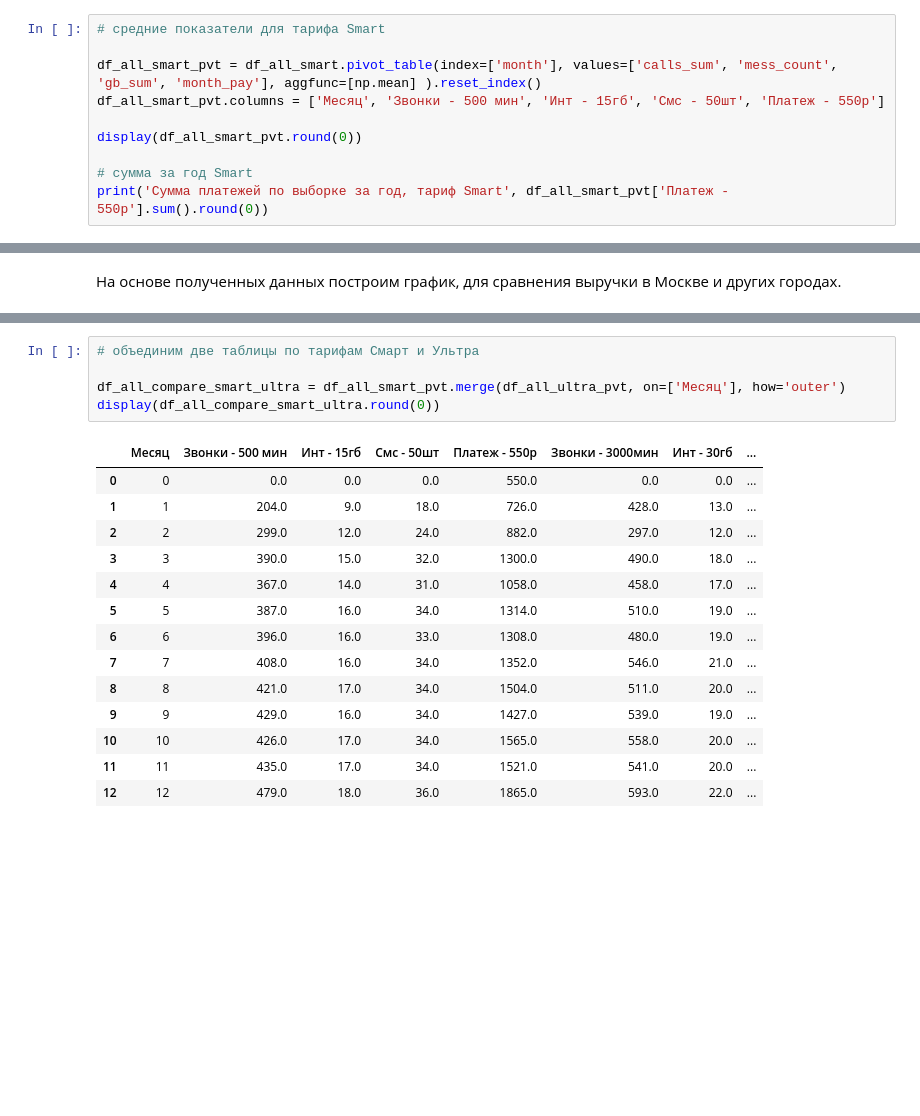
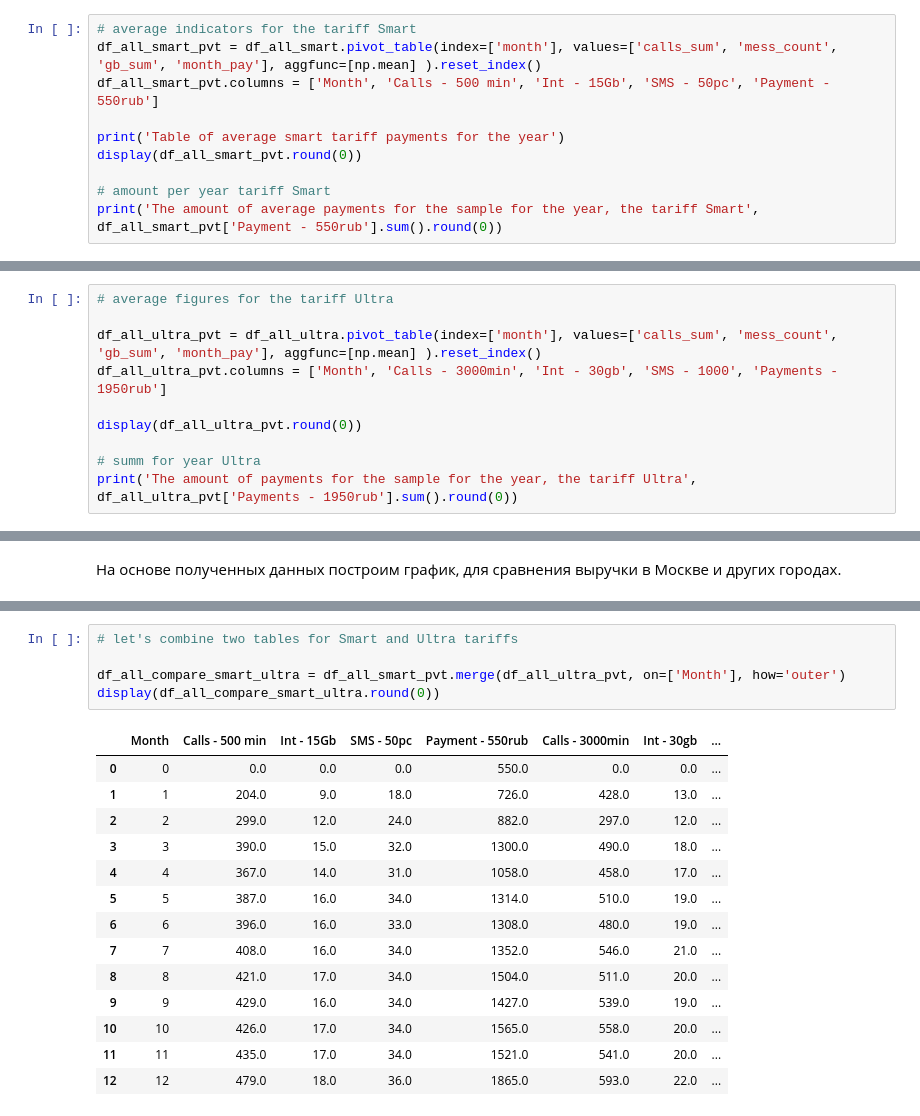
Before and after one commit to aegorovspb/yandex_data_analyst_projects_eng, a Jupyter notebook: 03_tariffs_for_telecom_companies.ipynb, the cells around one changed output, grey strips where cells are left out. Drawn from its saved outputs; the diff is of its cells as text; blank space fills up the shorter version.

```diff
--- a/03_tariffs_for_telecom_companies.ipynb
+++ b/03_tariffs_for_telecom_companies.ipynb
@@ -1092,11 +1082,11 @@ display(df_all_ultra_pvt.round(0))
 # %%
-# средние показатели для тарифа Smart
+# average indicators for the tariff Smart
+df_all_smart_pvt = df_all_smart.pivot_table(index=['month'], values=['calls_sum', 'mess_count', 'gb_sum', 'month_pay'], aggfunc=[np.mean] ).reset_index()
+df_all_smart_pvt.columns = ['Month', 'Calls - 500 min', 'Int - 15Gb', 'SMS - 50pc', 'Payment - 550rub']
 
-df_all_smart_pvt = df_all_smart.pivot_table(index=['month'], values=['calls_sum', 'mess_count', 'gb_sum', 'month_pay'], aggfunc=[np.mean] ).reset_index()
-df_all_smart_pvt.columns = ['Месяц', 'Звонки - 500 мин', 'Инт - 15гб', 'Смс - 50шт', 'Платеж - 550р']
-
+print('Table of average smart tariff payments for the year')
 display(df_all_smart_pvt.round(0))
 
-# сумма за год Smart
-print('Сумма платежей по выборке за год, тариф Smart', df_all_smart_pvt['Платеж - 550р'].sum().round(0))
+# amount per year tariff Smart
+print('The amount of average payments for the sample for the year, the tariff Smart', df_all_smart_pvt['Payment - 550rub'].sum().round(0))
 # %% [output]
@@ -1282,0 +1147,10 @@ display(df_all_msk_pvt.round(0))
+# %%
+# average figures for the tariff Ultra
+
+df_all_ultra_pvt = df_all_ultra.pivot_table(index=['month'], values=['calls_sum', 'mess_count', 'gb_sum', 'month_pay'], aggfunc=[np.mean] ).reset_index()
+df_all_ultra_pvt.columns = ['Month', 'Calls - 3000min', 'Int - 30gb', 'SMS - 1000', 'Payments - 1950rub']
+
+display(df_all_ultra_pvt.round(0))
+
+# summ for year Ultra
+print('The amount of payments for the sample for the year, the tariff Ultra', df_all_ultra_pvt['Payments - 1950rub'].sum().round(0))
@@ -1448,10 +1440,10 @@ p-значение: 7.914593062594833e-08
 # %%
-# объединим две таблицы по тарифам Смарт и Ультра
+# let's combine two tables for Smart and Ultra tariffs
 
-df_all_compare_smart_ultra = df_all_smart_pvt.merge(df_all_ultra_pvt, on=['Месяц'], how='outer')
+df_all_compare_smart_ultra = df_all_smart_pvt.merge(df_all_ultra_pvt, on=['Month'], how='outer')
 display(df_all_compare_smart_ultra.round(0))
 # %% [output]
-|  | Месяц | Звонки - 500 мин | Инт - 15гб | Смс - 50шт | Платеж - 550р | Звонки - 3000мин | Инт - 30гб | ... |
+|  | Month | Calls - 500 min | Int - 15Gb | SMS - 50pc | Payment - 550rub | Calls - 3000min | Int - 30gb | ... |
 | 0 | 0 | 0.0 | 0.0 | 0.0 | 550.0 | 0.0 | 0.0 | ... |
 | 1 | 1 | 204.0 | 9.0 | 18.0 | 726.0 | 428.0 | 13.0 | ... |
 | 2 | 2 | 299.0 | 12.0 | 24.0 | 882.0 | 297.0 | 12.0 | ... |
```
Also changed, not shown: parts of 261 cells of this notebook, 1 other file.
